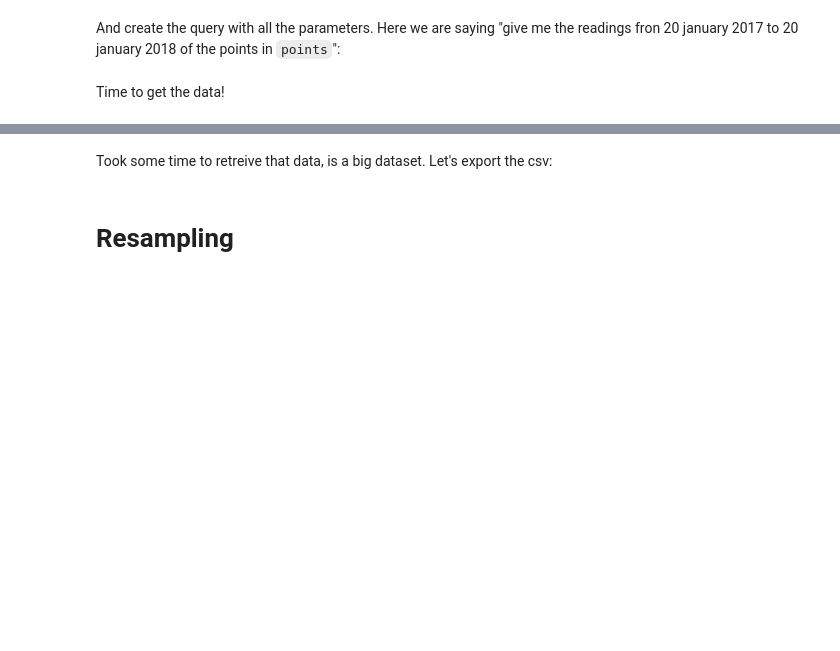
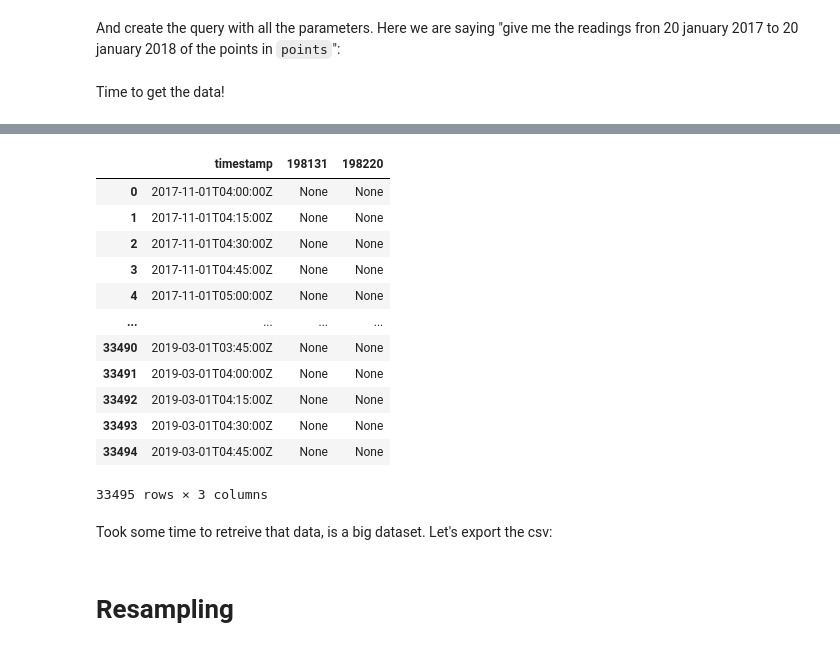
Before and after one commit to PengkunLiu/RTEM_CMU, a Jupyter notebook: RTEM Jupyter Notebook/FC#6_140.ipynb, the cells around one changed output, grey strips where cells are left out. Drawn from its saved outputs; the diff is of its cells as text; code cells hidden in the pictures; blank space fills up the shorter version.

```diff
--- a/RTEM Jupyter Notebook/FC#6_140.ipynb
+++ b/RTEM Jupyter Notebook/FC#6_140.ipynb
@@ -151,0 +169,3 @@ RAT_mat_data_140
+# %%
+MAT_mat_data_140 = MAT_mat_data[MAT_mat_data['building_id'] == 140]
+MAT_mat_data_140
@@ -198,6 +224,7 @@ First, create a list with the points to query. We already filtered our dataset,
 # %%
 OAT_points = list(OAT_mat_data_140.id_point)
 RAT_points = list(RAT_mat_data_140.id_point)
+MAT_points = list(MAT_mat_data_140.id_point)
 # %% [markdown]
 Let's inspect the datetime period we are working with; we have to convert the `first_updated` and `last_updated` from unix timestamp to a datetime (like we learned in a previous notebook).
 # %%
@@ -226,15 +253,18 @@ And create the query with all the parameters. Here we are saying "give me the re
 # %%
 timeseries_query_OAT = TimeseriesQuery(point_ids = OAT_points, start = start, end = end)
 timeseries_query_RAT = TimeseriesQuery(point_ids = RAT_points, start = start, end = end)
+timeseries_query_MAT = TimeseriesQuery(point_ids = MAT_points, start = start, end = end)
 # %% [markdown]
 Time to get the data!
 # %%
 # Exceute query (will return and object)
 query_results_OAT = client.stream_point_timeseries(timeseries_query_OAT)
 query_results_RAT = client.stream_point_timeseries(timeseries_query_RAT)
+query_results_MAT = client.stream_point_timeseries(timeseries_query_MAT)
 
 # Convert to dataframe
 data_OAT = points_df_from_streaming_timeseries(query_results_OAT)
 data_RAT = points_df_from_streaming_timeseries(query_results_RAT)
+data_MAT = points_df_from_streaming_timeseries(query_results_MAT)
 # %%
 data_OAT
@@ -271,3 +273,19 @@ data_RAT
+# %%
+data_MAT
+# %% [output]
+|  | timestamp | 198131 | 198220 |
+| 0 | 2017-11-01T04:00:00Z | None | None |
+| 1 | 2017-11-01T04:15:00Z | None | None |
+| 2 | 2017-11-01T04:30:00Z | None | None |
+| 3 | 2017-11-01T04:45:00Z | None | None |
+| 4 | 2017-11-01T05:00:00Z | None | None |
+| ... | ... | ... | ... |
+| 33490 | 2019-03-01T03:45:00Z | None | None |
+| 33491 | 2019-03-01T04:00:00Z | None | None |
+| 33492 | 2019-03-01T04:15:00Z | None | None |
+| 33493 | 2019-03-01T04:30:00Z | None | None |
+| 33494 | 2019-03-01T04:45:00Z | None | None |
+33495 rows × 3 columns
 # %% [markdown]
 Took some time to retreive that data, is a big dataset. Let's export the csv:
 # %%
```
Also changed, not shown: parts of 7 cells of this notebook, 1 other file.
